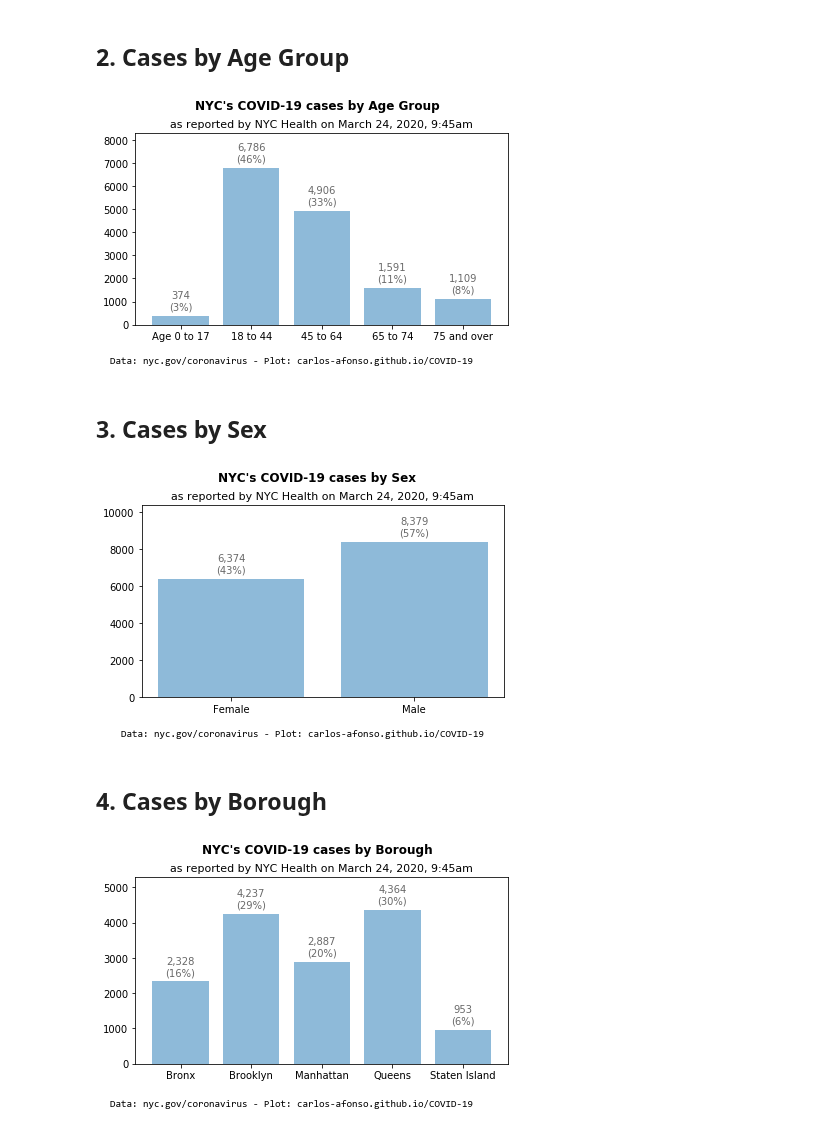
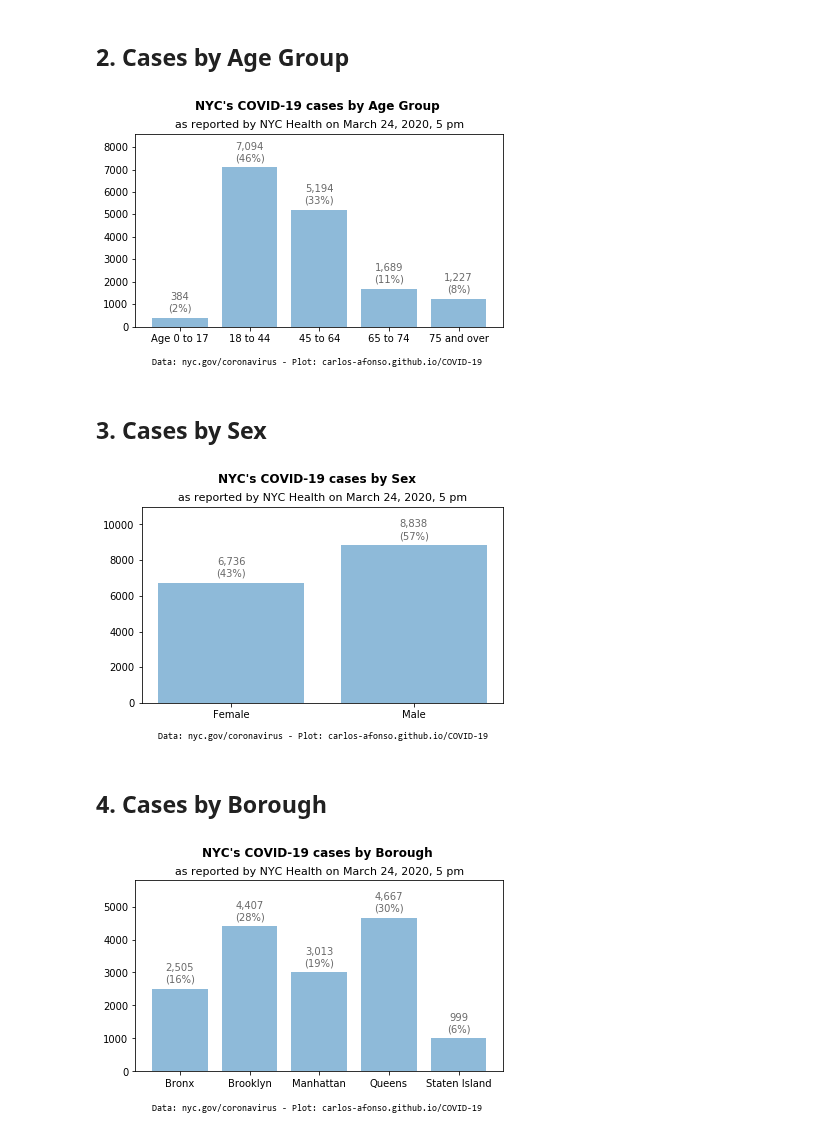
Before and after one commit to carlos-afonso/COVID-19, a Jupyter notebook: notebooks/nyc-covid-19-summary.ipynb, the cells around one changed output. Saved outputs shown, nothing was run; the diff lists cells and outputs as text; code cells hidden in the pictures.

Commit message:
updates NYC data and plots

```diff
--- a/notebooks/nyc-covid-19-summary.ipynb
+++ b/notebooks/nyc-covid-19-summary.ipynb
@@ -10,7 +10,7 @@ import pandas as pd
 # %% [markdown]
 ## 1. Read Data
 # %%
-update_str = 'as reported by NYC Health on March 24, 2020, 9:45am'
+update_str = 'as reported by NYC Health on March 24, 2020, 5 pm'
 source_str = 'Data: nyc.gov/coronavirus - Plot: carlos-afonso.github.io/COVID-19'
 
 data_file = '../data/nyc-health-daily-data-summary/nyc-covid-19-summary-from-2020-03-23.csv'
@@ -56,7 +57,7 @@ total = sum(values)
 
 plt.bar(labels, values, alpha=0.5)
 
-plt.ylim(0, 8300)
+plt.ylim(0, 8600)
 
 for xy in zip(range(len(values)), values):
     note = '{:,}'.format(xy[1]) + '\n(' + str(int(round(100 * xy[1] / total, 0))) + '%)'
@@ -65,12 +66,12 @@ for xy in zip(range(len(values)), values):
 plt.suptitle('NYC\'s COVID-19 cases by Age Group', x=0.52, fontweight='bold')
 plt.title(update_str, fontsize=11)
 
-plt.text(-1, -1700, source_str, fontfamily='Consolas')
+plt.text(-0.4, -1700, source_str, fontfamily='Consolas', fontsize=9)
 
 plt.tight_layout(rect=[0, 0, 1, 0.95])
 plt.show()
 # %% [output]
-[figure, old version]
+[figure, new version]
 # %%
 # Save figure as SVG and PNG images
 file_path = '../images/nyc-covid-19-cases-by-age-group'
@@ -88,7 +89,7 @@ total = sum(values)
 
 plt.bar(labels, values, alpha=0.5)
 
-plt.ylim(0, 10400)
+plt.ylim(0, 11000)
 
 for xy in zip(range(len(values)), values):
     note = '{:,}'.format(xy[1]) + '\n(' + str(int(round(100 * xy[1] / total, 0))) + '%)'
@@ -97,12 +98,12 @@ for xy in zip(range(len(values)), values):
 plt.suptitle('NYC\'s COVID-19 cases by Sex', x=0.52, fontweight='bold')
 plt.title(update_str, fontsize=11)
 
-plt.text(-0.6, -2100, source_str, fontfamily='Consolas')
+plt.text(-0.4, -2000, source_str, fontfamily='Consolas', fontsize=9)
 
 plt.tight_layout(rect=[0, 0, 1, 0.95])
 plt.show()
 # %% [output]
-[figure, old version]
+[figure, new version]
 # %%
 # Save figure as SVG and PNG images
 file_path = '../images/nyc-covid-19-cases-by-sex'
@@ -113,30 +114,30 @@ fig.savefig(file_path + '.png', dpi=200)
 # %%
 fig = plt.figure()
 
 boroughs = ['bronx', 'brooklyn', 'manhattan', 'queens', 'staten_island']
 cols = ['borough_' + b for b in boroughs]
 labels = [b.replace('_', ' ').title() for b in boroughs]
 values = df.iloc[-1][cols].values.astype(int)
 total = sum(values)
 
 plt.bar(labels, values, alpha=0.5)
 
-plt.ylim(0, 5300)
+plt.ylim(0, 5800)
 
 for xy in zip(range(len(values)), values):
     note = '{:,}'.format(xy[1]) + '\n(' + str(int(round(100 * xy[1] / total, 0))) + '%)'
     plt.annotate(note, xy=xy, xytext=(0, 15), textcoords='offset points', ha='center', va='center', color='dimgray')
 
 plt.suptitle('NYC\'s COVID-19 cases by Borough', x=0.52, fontweight='bold')
 
 plt.title(update_str, fontsize=11)
 
-plt.text(-1, -1200, source_str, fontfamily='Consolas')
+plt.text(-0.4, -1200, source_str, fontfamily='Consolas', fontsize=9)
 
 plt.tight_layout(rect=[0, 0, 1, 0.95])
 plt.show()
 # %% [output]
-[figure, old version]
+[figure, new version]
 # %%
 # Save figure as SVG and PNG images
 file_path = '../images/nyc-covid-19-cases-by-borough'
```
Also changed, not shown: parts of 2 cells of this notebook, 7 other files.
